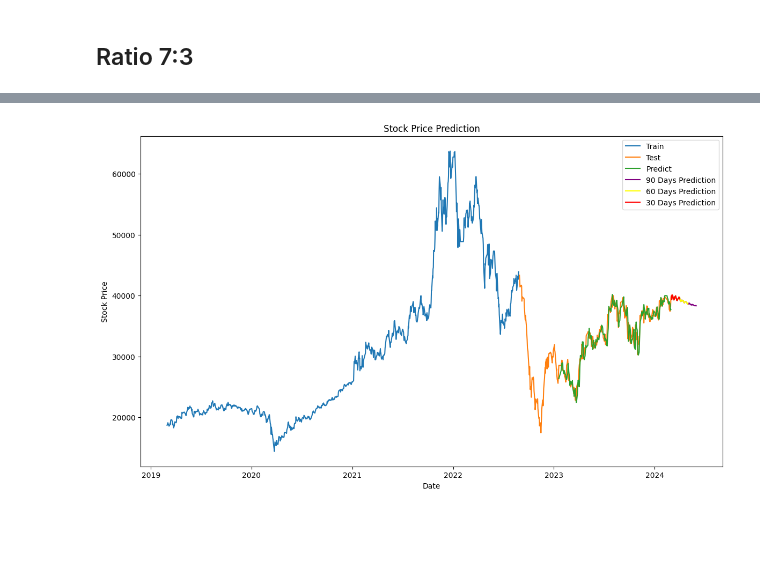
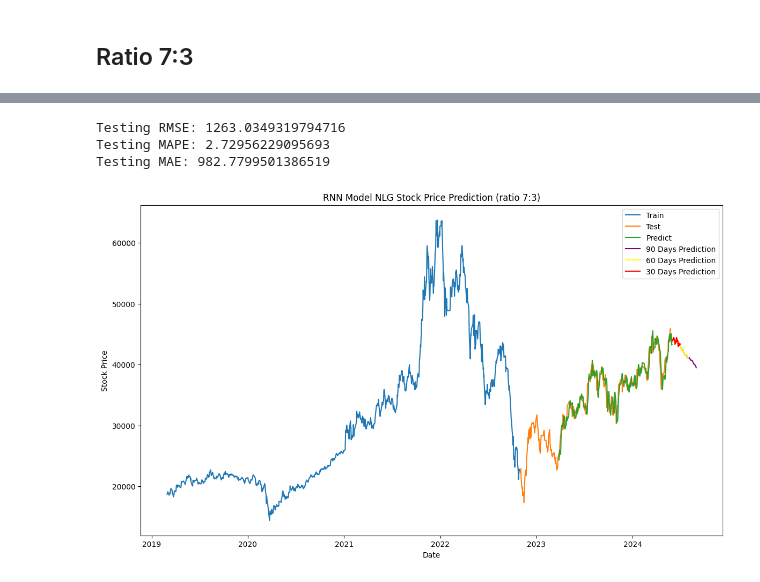
Before and after one commit to chanhlm/IS403_O22_HTCL_5, a Jupyter notebook: Models/RNN.ipynb, the cells around one changed output, grey strips where cells are left out. Saved outputs shown, nothing was run; the diff lists cells and outputs as text; code cells hidden in the pictures; blank space fills up the shorter version.

```diff
--- a/Models/RNN.ipynb
+++ b/Models/RNN.ipynb
@@ -10,7 +10,7 @@ from keras.models import Sequential
 from keras.layers import Dense, SimpleRNN
 # %%
 # 2. Đọc file csv và gắn index với giá Close
-df = pd.read_csv('1-VHM Historical Data.csv')
+df = pd.read_csv('../Datasets/1 - VHM Historical Data.csv')
 df = df.iloc[::-1].reset_index(drop=True)  # Reverse the dataframe
 df['Date'] = pd.to_datetime(df['Date'])
 df1 = df['Price'].str.replace(',', '').astype(float)
@@ -502,7 +502,7 @@ from keras.models import Sequential
 from keras.layers import Dense, SimpleRNN
 # %%
 # 2. Đọc file csv và gắn index với giá Close
-df = pd.read_csv('2-NVL Historical Data.csv')
+df = pd.read_csv('../Datasets/2 - NVL Historical Data.csv')
 df = df.iloc[::-1].reset_index(drop=True)  # Reverse the dataframe
 df['Date'] = pd.to_datetime(df['Date'])
 df1 = df['Price'].str.replace(',', '').astype(float)
@@ -983,7 +994,7 @@ from keras.models import Sequential
 from keras.layers import Dense, SimpleRNN
 # %%
 # 2. Đọc file csv và gắn index với giá Close
-df = pd.read_csv('3-NLG Historical Data.csv')
+df = pd.read_csv('../Datasets/3 - NLG Historical Data.csv')
 df = df.iloc[::-1].reset_index(drop=True)  # Reverse the dataframe
 df['Date'] = pd.to_datetime(df['Date'])
 df1 = df['Price'].str.replace(',', '').astype(float)
@@ -1322,12 +1396,16 @@ ytest = scaler.inverse_transform(ytest.reshape(-1, 1))
 from sklearn.metrics import mean_absolute_error, mean_absolute_percentage_error
 
 test_rmse = np.sqrt(np.mean((y_pred - ytest)**2))
-test_mape = mean_absolute_percentage_error(ytest, y_pred)
+test_mape = mean_absolute_percentage_error(ytest, y_pred) * 100
 test_mae = mean_absolute_error(ytest, y_pred)
 
 print('Testing RMSE:', test_rmse)
 print('Testing MAPE:', test_mape)
 print('Testing MAE:', test_mae)
+# %% [output]
+Testing RMSE: 1263.0349319794716
+Testing MAPE: 2.72956229095693
+Testing MAE: 982.7799501386519
 # %%
 # 13. Dự báo 30, 60, 90 ngày tiếp theo
 def predict_future(model, data, time_step, future_days):
@@ -1367,32 +1445,32 @@ plt.figure(figsize=(14, 8))
 dates = pd.to_datetime(df['Date'])
 
 plt.plot(dates[:train_size], scaler.inverse_transform(train_data), label='Train')
 plt.plot(dates[train_size:], scaler.inverse_transform(test_data), label='Test')
 predicted_test_index_start = train_size + time_step
 plt.plot(dates[predicted_test_index_start:predicted_test_index_start + len(y_pred)], y_pred, label='Predict')
 
 last_date = dates.iloc[-1]
 
 future_dates_30 = pd.date_range(start=last_date + pd.Timedelta(days=1), periods=30)
 future_30_with_last = np.concatenate((scaler.inverse_transform(test_data[-1].reshape(-1, 1)), pred_30_days), axis=0)
 future_dates_60 = pd.date_range(start=last_date + pd.Timedelta(days=1), periods=61)
 future_60_with_last = np.concatenate((scaler.inverse_transform(test_data[-1].reshape(-1, 1)), pred_60_days), axis=0)
 future_dates_90 = pd.date_range(start=last_date + pd.Timedelta(days=1), periods=91)
 future_90_with_last = np.concatenate((scaler.inverse_transform(test_data[-1].reshape(-1, 1)), pred_90_days), axis=0)
 
 # Vẽ 90 ngày
 plt.plot(future_dates_90, future_90_with_last[:len(future_dates_90)], label='90 Days Prediction', color='purple')
 
 # Vẽ 60 ngày
 plt.plot(future_dates_60, future_60_with_last[:len(future_dates_60)], label='60 Days Prediction', color='yellow')
 
 # Vẽ 30 ngày
 plt.plot(future_dates_30, future_30_with_last[:len(future_dates_30)], label='30 Days Prediction', color='red')
 
 plt.legend()
-plt.title('Stock Price Prediction')
+plt.title('RNN Model NLG Stock Price Prediction (ratio 7:3)')
 plt.xlabel('Date')
 plt.ylabel('Stock Price')
 plt.show()
 # %% [output]
-[figure, old version]
+[figure, new version]
```
Also changed, not shown: parts of 37 cells of this notebook, 3 other files.
